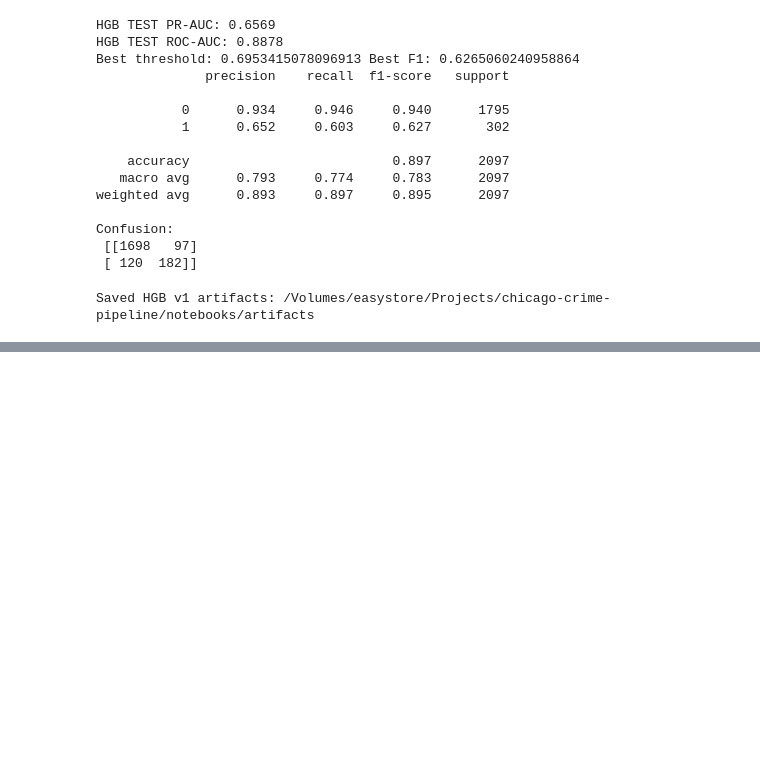
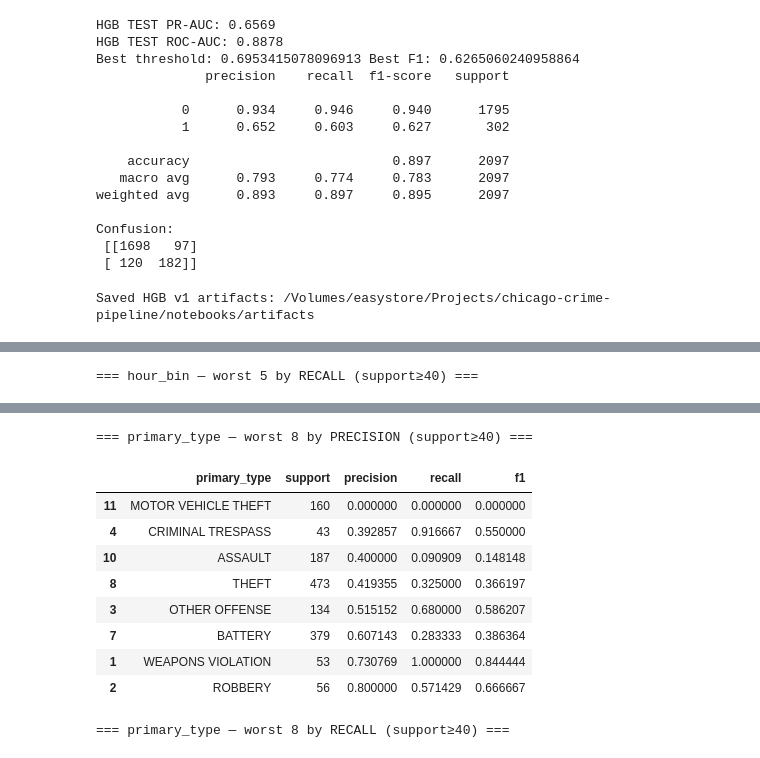
Before and after one commit to Jonah-Schwartz521/Chicago_Crime_Pipeline, a Jupyter notebook: notebooks/hgb_features_modeling.ipynb, the cells around one changed output, grey strips where cells are left out. Drawn from its saved outputs; the diff is of its cells as text; code cells hidden in the pictures; blank space fills up the shorter version.

```diff
--- a/notebooks/hgb_features_modeling.ipynb
+++ b/notebooks/hgb_features_modeling.ipynb
@@ -240,0 +388,7 @@ Saved HGB v1 artifacts: /Volumes/easystore/Projects/chicago-crime-pipeline/noteb
+# %%
+slice_tables_r70 = {}
+for col in slice_tables.keys():
+    tbl = slice_metrics(X_test_fe, y_test, proba_hgb, thr_r70, col, min_support=40)
+    if tbl is not None:
+        slice_tables_r70[col] = tbl
+        display(tbl.head(5)); display(tbl.tail(5))
@@ -240,0 +430,61 @@ Saved HGB v1 artifacts: /Volumes/easystore/Projects/chicago-crime-pipeline/noteb
+# %%
+# target mean encoding for primary_type
+arrest_rate = pd.Series(y_train).groupby(X_train_fe["primary_type"]).mean()
+X_train_fe["ptype_arrest_rate"] = X_train_fe["primary_type"].map(arrest_rate)
+X_test_fe["ptype_arrest_rate"]  = X_test_fe["primary_type"].map(arrest_rate).fillna(arrest_rate.mean())
+
+num_cols_fe.append("ptype_arrest_rate")
+
+# Add interaction features to reduce time-of-day false positives\
+# Combine hour_bin x primary_type
+X_train_fe["ptype_x_hourbin"] = X_train_fe["primary_type"].astype(str) + "_" + X_train_fe["hour_bin"].astype(str)
+X_test_fe["ptype_x_hourbin"] = X_test_fe["primary_type"].astype(str) + "_" + X_test_fe["hour_bin"].astype(str)
+# %%
+print("\n=== OVERALL (HGB v1) ===")
+print("PR-AUC:", round(average_precision_score(y_test, proba_hgb), 4))
+print("ROC-AUC:", round(roc_auc_score(y_test, proba_hgb), 4))
+print("Tuned threshold:", float(thr_hgb))
+
+cm = confusion_matrix(y_test, pred_hgb)
+tn, fp, fn, tp = cm.ravel()
+print("Confusion:", cm.tolist(), "| Precision_1:", round(tp/(tp+fp+1e-12),3),
+      "| Recall_1:", round(tp/(tp+fn+1e-12),3))
+
+print("\n=== BEST PARAMS ===")
+print(hgb_search.best_params_ if 'hgb_search' in globals() else "(search object not found)")
+
+# ----- Slice summaries (requires your 'slice_metrics' function to be defined) -----
+def _safe_slice(col, k=5):
+    if col not in X_test_fe.columns:
+        print(f"[skip] {col} not in X_test_fe")
+        return None
+    tbl = slice_metrics(X_test_fe, y_test, proba_hgb, thr_hgb, col, min_support=40)
+    if tbl is None or tbl.empty:
+        print(f"[note] no slices (support≥40) for {col}")
+        return None
+    print(f"\n=== {col} — worst {k} by PRECISION (support≥40) ===")
+    display(tbl.sort_values("precision").head(k)[[col,"support","precision","recall","f1"]])
+    print(f"\n=== {col} — worst {k} by RECALL (support≥40) ===")
+    display(tbl.sort_values("recall").head(k)[[col,"support","precision","recall","f1"]])
+    return tbl
+
+tbl_weekday   = _safe_slice("weekday", k=5)
+tbl_hour_bin  = _safe_slice("hour_bin", k=5)
+tbl_ptype     = _safe_slice("primary_type", k=8)
+
+# Quick “are the new features in the model?” check
+expected_new = ["ptype_arrest_rate","ptype_x_hourbin"]
+print("\n=== FEATURE PRESENCE CHECK (test df) ===")
+print({c: (c in X_test_fe.columns) for c in expected_new})
+
+# Optional: print top-10 1-proba examples to inspect false positives later
+idx_top_fp = np.argsort(proba_hgb)[-10:]
+print("\nTop-10 predicted probabilities (for quick eyeballing):")
+print(pd.DataFrame({
+    "proba": proba_hgb[idx_top_fp],
+    "y_true": y_test[idx_top_fp],
+    "weekday": X_test_fe.iloc[idx_top_fp]["weekday"].values,
+    "ptype": X_test_fe.iloc[idx_top_fp]["primary_type"].values,
+    "hour_bin": X_test_fe.iloc[idx_top_fp]["hour_bin"].values
+}).sort_values("proba", ascending=False).to_string(index=False))
+# %% [output]
@@ -240,0 +520 @@ Saved HGB v1 artifacts: /Volumes/easystore/Projects/chicago-crime-pipeline/noteb
+=== hour_bin — worst 5 by RECALL (support≥40) ===
@@ -240,0 +526,11 @@ Saved HGB v1 artifacts: /Volumes/easystore/Projects/chicago-crime-pipeline/noteb
+=== primary_type — worst 8 by PRECISION (support≥40) ===
+|  | primary_type | support | precision | recall | f1 |
+| 11 | MOTOR VEHICLE THEFT | 160 | 0.000000 | 0.000000 | 0.000000 |
+| 4 | CRIMINAL TRESPASS | 43 | 0.392857 | 0.916667 | 0.550000 |
+| 10 | ASSAULT | 187 | 0.400000 | 0.090909 | 0.148148 |
+| 8 | THEFT | 473 | 0.419355 | 0.325000 | 0.366197 |
+| 3 | OTHER OFFENSE | 134 | 0.515152 | 0.680000 | 0.586207 |
+| 7 | BATTERY | 379 | 0.607143 | 0.283333 | 0.386364 |
+| 1 | WEAPONS VIOLATION | 53 | 0.730769 | 1.000000 | 0.844444 |
+| 2 | ROBBERY | 56 | 0.800000 | 0.571429 | 0.666667 |
+=== primary_type — worst 8 by RECALL (support≥40) ===
```
Also changed, not shown: parts of 12 cells of this notebook, 4 other files.
